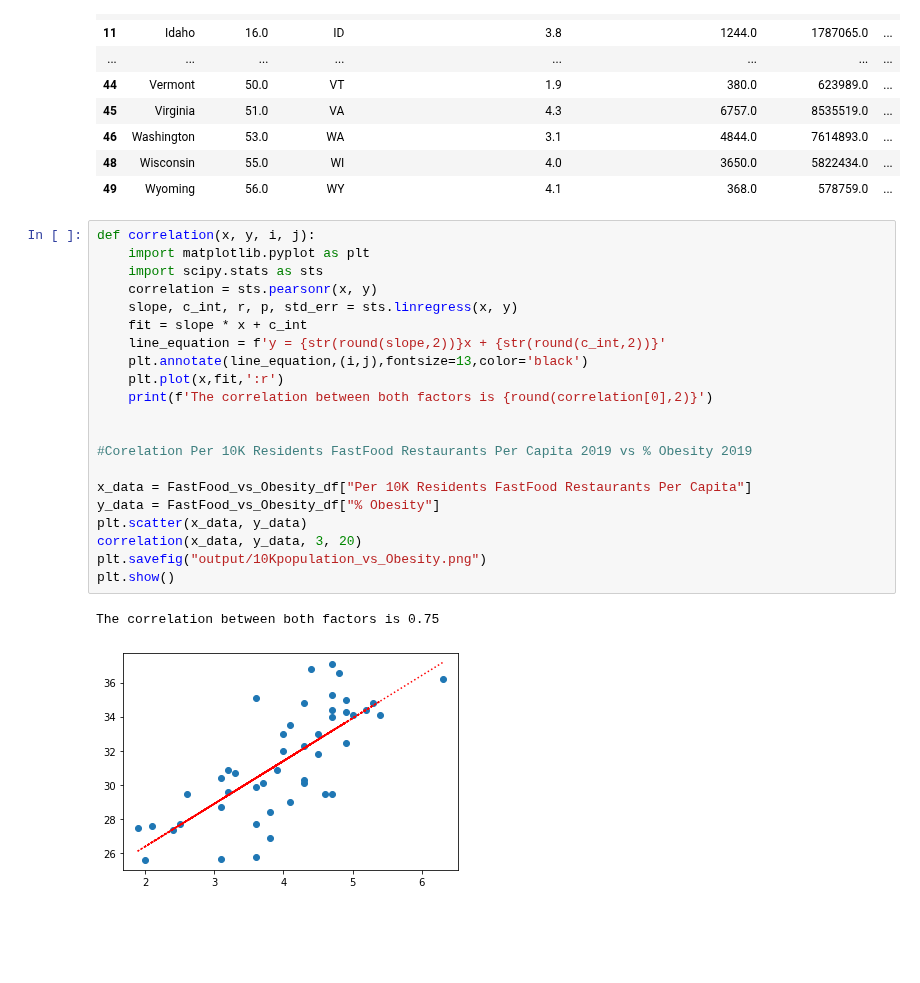
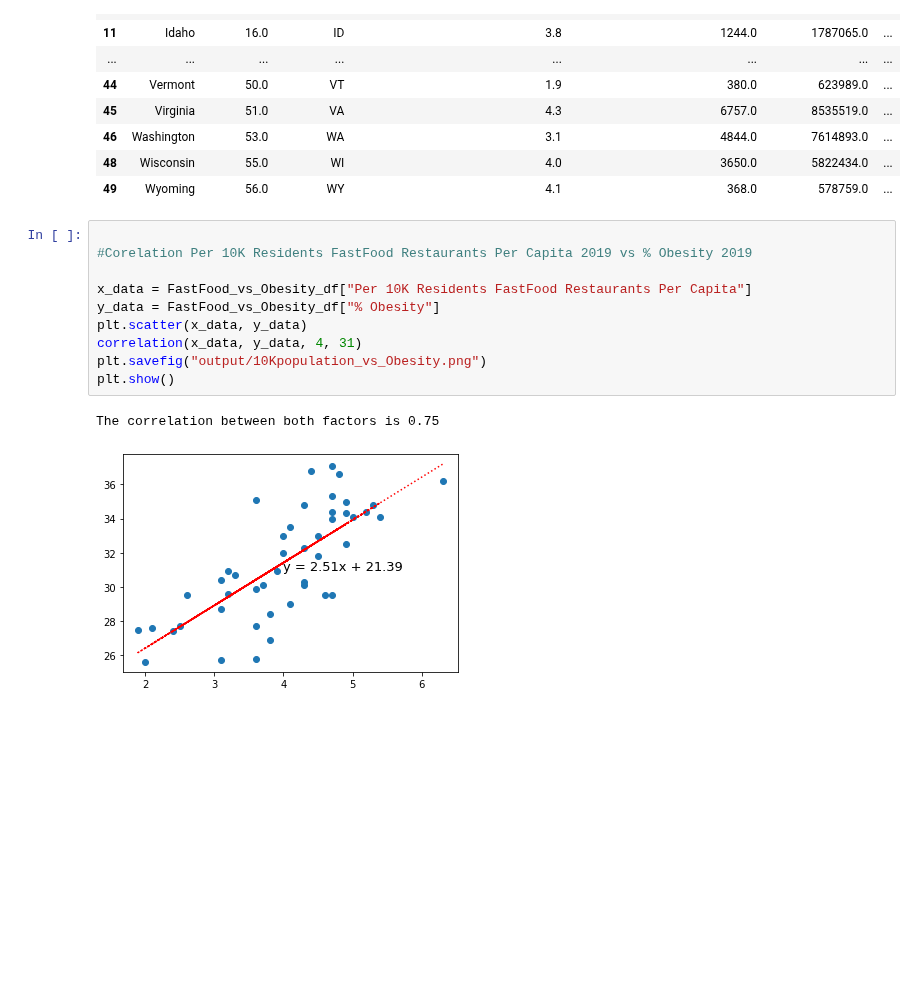
Before and after one commit to rajeshnair1984/Project_Obesity, a Jupyter notebook: FastFood_FinalData.ipynb, the cells around one changed output. Cells and saved outputs as stored; diff of their text form; blank space fills up the shorter version.

```diff
--- a/FastFood_FinalData.ipynb
+++ b/FastFood_FinalData.ipynb
@@ -35,29 +36,18 @@ FastFood_vs_Obesity_df
 | 48 | Wisconsin | 55.0 | WI | 4.0 | 3650.0 | 5822434.0 | ... |
 | 49 | Wyoming | 56.0 | WY | 4.1 | 368.0 | 578759.0 | ... |
 # %%
-def correlation(x, y, i, j):
-    import matplotlib.pyplot as plt
-    import scipy.stats as sts
-    correlation = sts.pearsonr(x, y)
-    slope, c_int, r, p, std_err = sts.linregress(x, y)
-    fit = slope * x + c_int
-    line_equation = f'y = {str(round(slope,2))}x + {str(round(c_int,2))}'
-    plt.annotate(line_equation,(i,j),fontsize=13,color='black')
-    plt.plot(x,fit,':r')
-    print(f'The correlation between both factors is {round(correlation[0],2)}')
-
 
 #Corelation Per 10K Residents FastFood Restaurants Per Capita 2019 vs % Obesity 2019
 
 x_data = FastFood_vs_Obesity_df["Per 10K Residents FastFood Restaurants Per Capita"]
 y_data = FastFood_vs_Obesity_df["% Obesity"]
 plt.scatter(x_data, y_data)
-correlation(x_data, y_data, 3, 20)
+correlation(x_data, y_data, 4, 31)
 plt.savefig("output/10Kpopulation_vs_Obesity.png")
 plt.show()
 # %% [output]
 The correlation between both factors is 0.75
-[figure, old version]
+[figure, new version]
 # %%
 #Corelation Total Population 2019 vs Number of Fast Food Restaurants 2019
 
```
Also changed, not shown: parts of 2 cells of this notebook, 5 other files.
